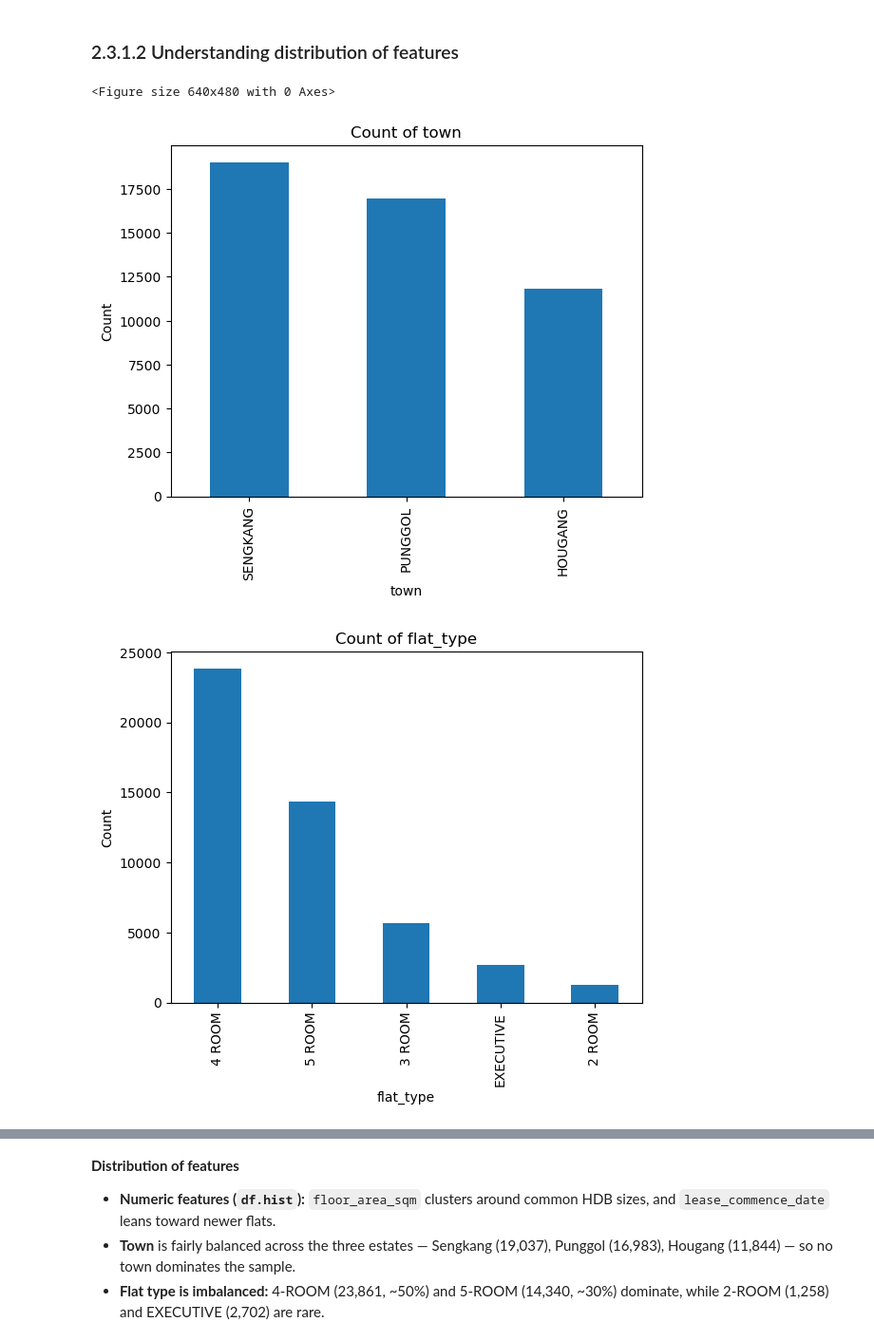
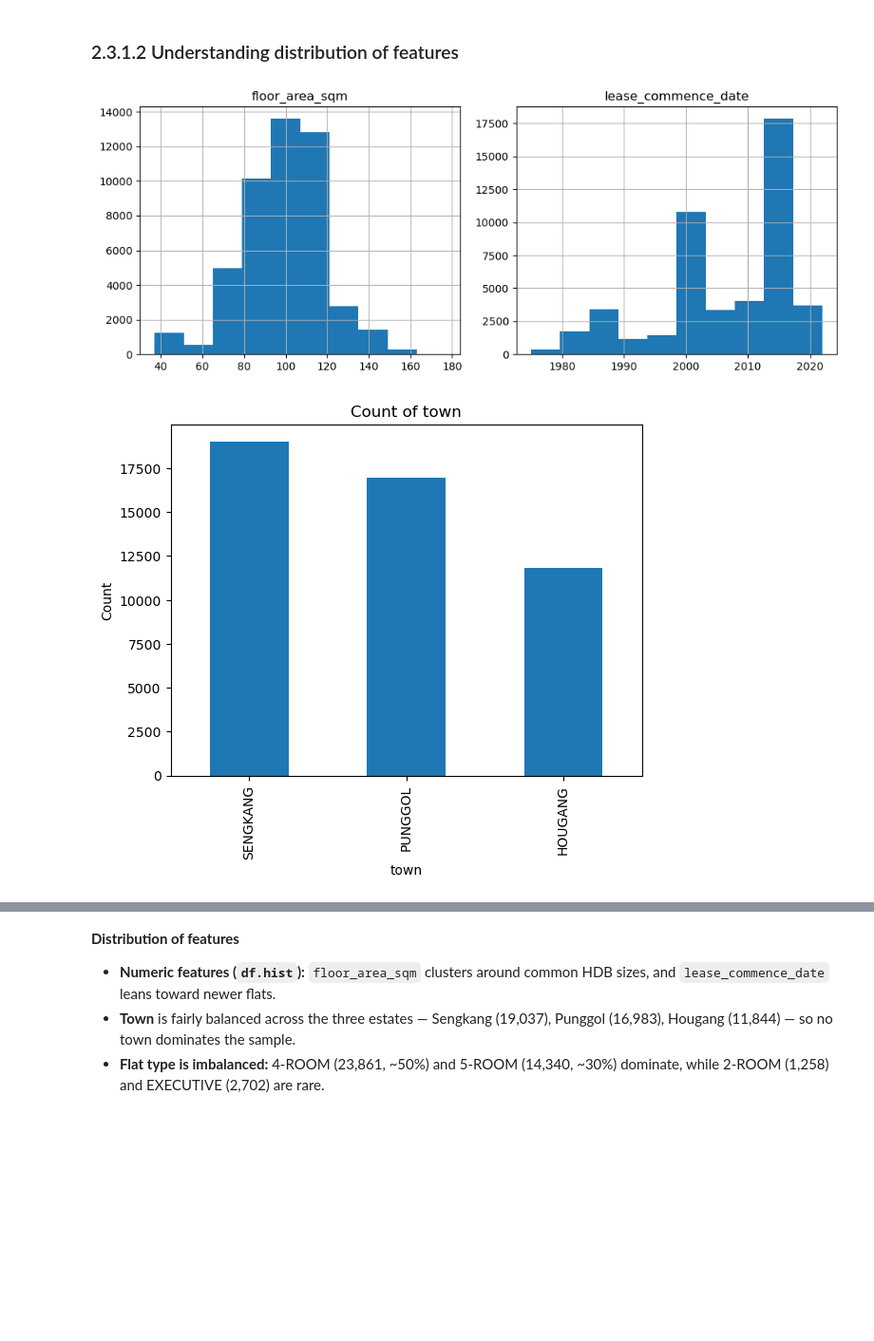
Before and after one commit to niroxzv/mldpschooljunyu, a Jupyter notebook: MLDP Program Codes Submission Template(1).ipynb, the cells around one changed output, grey strips where cells are left out. Shown at 95% size. Cells and saved outputs as stored; diff of their text form; code cells hidden in the pictures; blank space fills up the shorter version.

```diff
--- a/MLDP Program Codes Submission Template(1).ipynb
+++ b/MLDP Program Codes Submission Template(1).ipynb
@@ -141,30 +163,31 @@ scatter = sns.scatterplot(x='floor_area_sqm', y='resale_price', data=df)
 ### 2.3.1.2 Understanding distribution of features
 # %%
 # numeric features: histogram of each
+df[['floor_area_sqm', 'lease_commence_date']].hist(figsize=(10, 4))
 plt.tight_layout()
 plt.show()
 
 # categorical features: count of each category
 categorical_cols = ['town', 'flat_type', 'storey_range', 'flat_model']
 for col in categorical_cols:
     df[col].value_counts().plot(kind='bar')
     plt.title(f'Count of {col}')
     plt.xlabel(col)
     plt.ylabel('Count')
     plt.show()
 
-df['street_name'].nunique()
+# How many categories each categorical column has. This decides whether one-hot
+# encoding is cheap (town, flat_type) or expensive (street_name at 73 columns).
 cat_cols = ['town', 'flat_type', 'storey_range', 'flat_model', 'street_name']
 cardinality = df[cat_cols].nunique().sort_values()
 
 ax = cardinality.plot(kind='barh', color='steelblue', edgecolor='black')
 ax.set_title('Number of unique categories per feature')
 ax.set_xlabel('Unique values')
 for i, v in enumerate(cardinality):          # label each bar with its count
     ax.text(v + 0.5, i, str(v), va='center')
 plt.tight_layout()
 plt.show()
 # %% [output]
-<Figure size 640x480 with 0 Axes>
-[figure, old version]
+[figure, new version]
-[figure, old version]
+[figure, new version]
```
Also changed, not shown: parts of 32 cells of this notebook, 1 other file.
